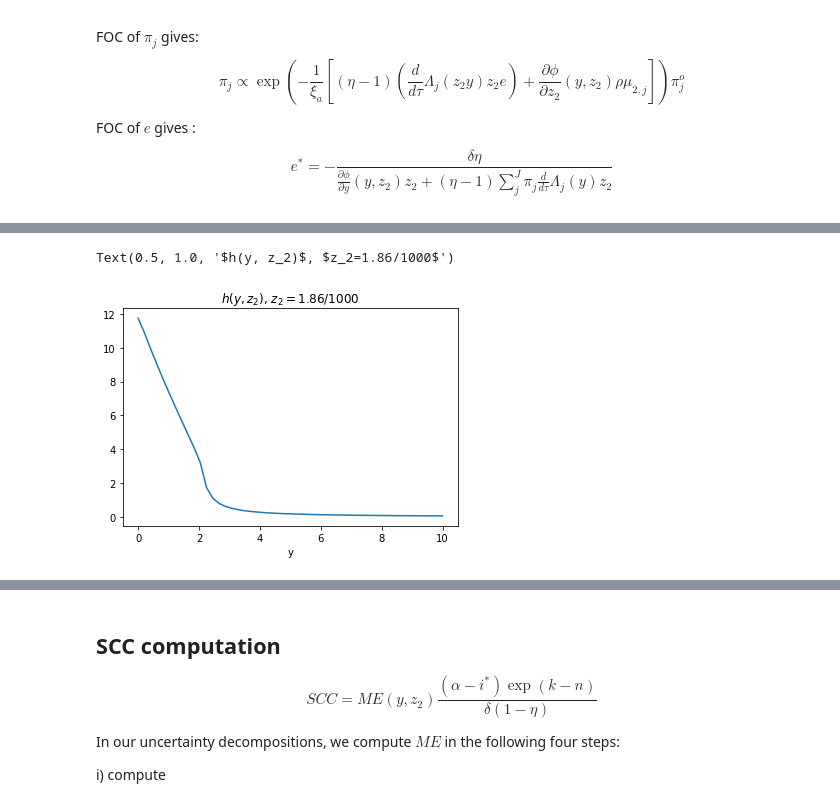
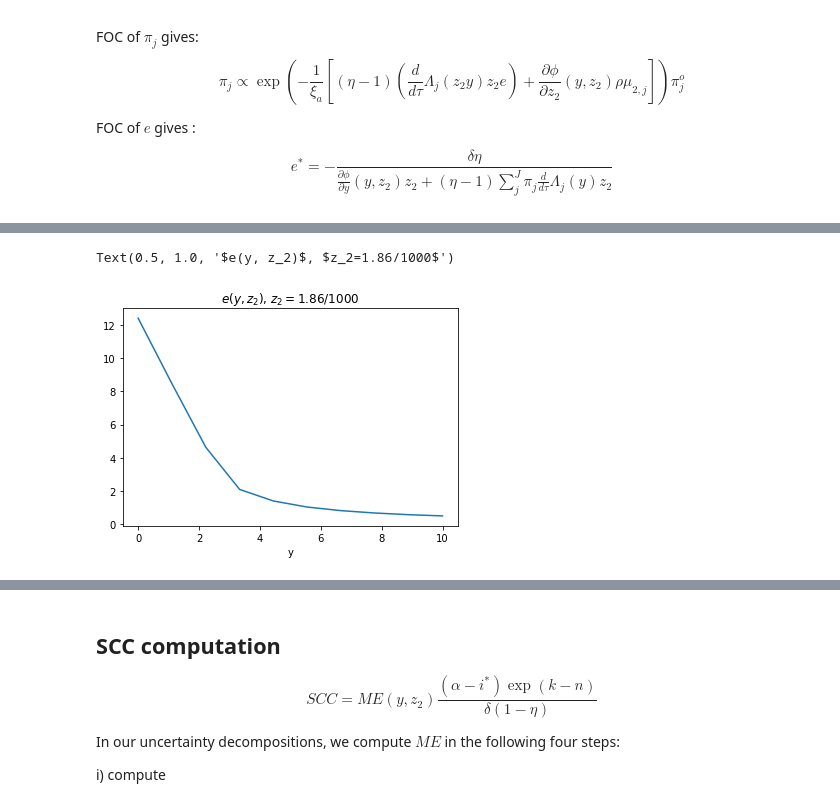
Before and after one commit to lphansen/ClimateUncertaintySpillover, a Jupyter notebook: notebook/BH_modified_damage_piecewise_quadratic_new_153.ipynb, the cells around one changed output, grey strips where cells are left out. Cells and saved outputs as stored; diff of their text form; code cells hidden in the pictures.

```diff
--- a/notebook/BH_modified_damage_piecewise_quadratic_new_153.ipynb
+++ b/notebook/BH_modified_damage_piecewise_quadratic_new_153.ipynb
@@ -63,7 +63,7 @@ e^* = -\frac{\delta \eta}{\frac{\partial \phi}{\partial y}(y, z_2)z_2 + (\eta-1)
 $$
 # %%
 def false_transient(z_grid, y_grid, model_paras=(), v0=None, ϵ=.5, tol=1e-8, max_iter=10_000):
-    η, ξ_m, ξ_a, δ, η, μ_2, ρ, σ_2, λ_1, λ_2, λ_bar, λ_2p, π_o  = model_paras
+    η, ξ_a, δ, η, μ_2, ρ, σ_2, λ_1, λ_2, λ_bar, λ_2p, π_o  = model_paras
     Δ_z = z_grid[1] - z_grid[0]
     Δ_y = y_grid[1] - y_grid[0]
     (z_mat, y_mat) = np.meshgrid(z_grid, y_grid, indexing = 'ij')
@@ -118,6 +118,7 @@ def false_transient(z_grid, y_grid, model_paras=(), v0=None, ϵ=.5, tol=1e-8, ma
         res = false_transient_one_iteration(stateSpace, A, B_z, B_y, C_zz, C_yy, D, v0, ϵ) # CG tol = 1e-10
         v0 = res[2].reshape(v0.shape, order = "F")
 
+
         rhs_error = A*v0 + B_z*v0_dz + B_y*v0_dy + C_zz*v0_dzz + D
         rhs_error = np.max(abs(rhs_error))
         lhs_error = np.max(abs((v0 - v_old)/ϵ))
@@ -128,7 +129,8 @@ def false_transient(z_grid, y_grid, model_paras=(), v0=None, ϵ=.5, tol=1e-8, ma
 # %%
 # Model parameters
 η = .032
-ξ_a = 1./4000
+# ξ_a = 1./4000
+ξ_a = 1000.
 δ = .01
 # Z process
 μ_2_mean = 1.86/1000.
@@ -145,7 +147,7 @@ def false_transient(z_grid, y_grid, model_paras=(), v0=None, ϵ=.5, tol=1e-8, ma
 μ_2_state = pd.read_csv('../data/model144.csv', header=None).to_numpy()[:, 0]/1000.
 
 μ_2, λ_2p, π_o = compute_prob(μ_2_state, λ_2p_state, λ_2p_prior)
-pde_paras = (η, ξ_m, ξ_a, δ, η, μ_2, ρ, σ_2, λ_1, λ_2, λ_bar, λ_2p, π_o)
+pde_paras = (η, ξ_a, δ, η, μ_2, ρ, σ_2, λ_1, λ_2, λ_bar, λ_2p, π_o)
 
 # Capital and z parameters
 α_k = -0.043
@@ -158,12 +160,12 @@ ioverk = 0.09
 κ = 6.667
 
 # Grid setting
-n_z = 50
+n_z = 10
 z_min = np.max([μ_2_mean - 3*np.sqrt(σ_2**2*μ_2_mean/(2*ρ)), 1e-9])
 z_max = μ_2_mean + 3*np.sqrt(σ_2**2*μ_2_mean/(2*ρ))
 z_grid = np.linspace(z_min, z_max, n_z)
 
-n_y = 50
+n_y = 10
 y_min = 1e-10
 y_max = 10
 y_grid = np.linspace(y_min, y_max, n_y)
@@ -173,8 +193,8 @@ y_grid = np.linspace(y_min, y_max, n_y)
 # %%
-plt.plot(y_grid, e_grid[25])
+plt.plot(y_grid, e_grid[5])
 plt.xlabel('y')
-plt.title(r'$h(y, z_2)$, $z_2=1.86/1000$')
+plt.title(r'$e(y, z_2)$, $z_2=1.86/1000$')
 # plt.ylim(0, 1)
 # %% [output]
-Text(0.5, 1.0, '$h(y, z_2)$, $z_2=1.86/1000$')
+Text(0.5, 1.0, '$e(y, z_2)$, $z_2=1.86/1000$')
-[figure, old version]
+[figure, new version]
```
Also changed, not shown: parts of 3 cells of this notebook, 2 other files.
